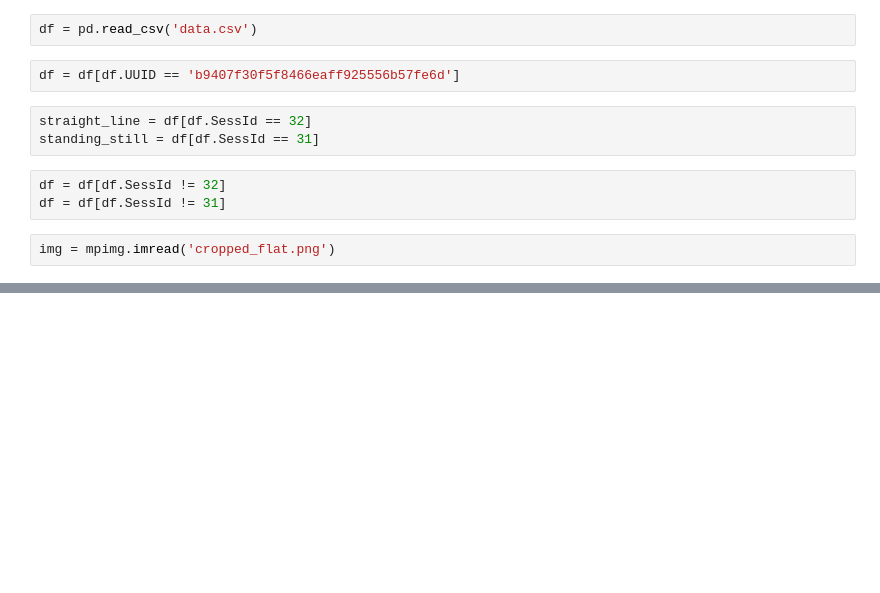
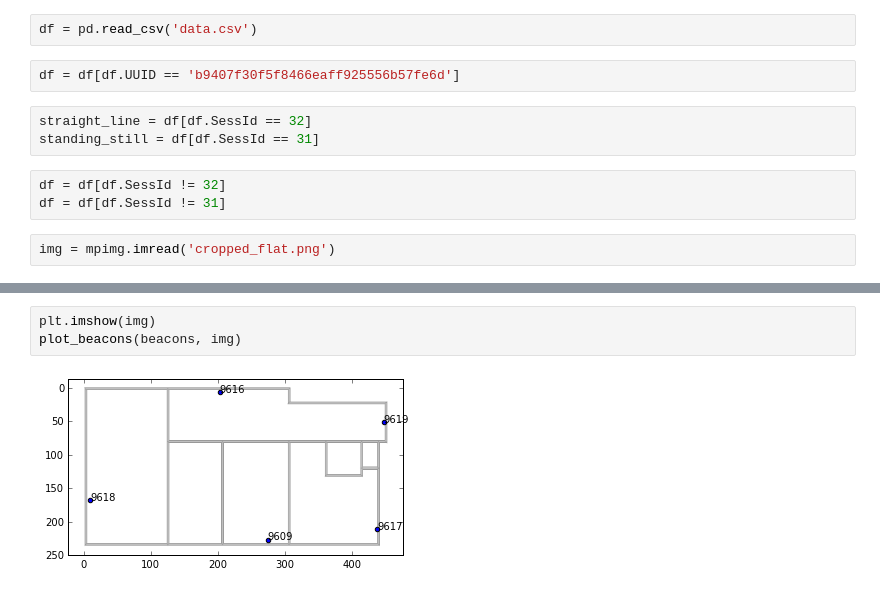
Before and after one commit to Informhunter/IPS, a Jupyter notebook: JupiterNB/data_from_db_analysis/data_visualisation.ipynb, the cells around one changed output, grey strips where cells are left out. Saved outputs shown, nothing was run; the diff lists cells and outputs as text; blank space fills up the shorter version.

```diff
--- a/JupiterNB/data_from_db_analysis/data_visualisation.ipynb
+++ b/JupiterNB/data_from_db_analysis/data_visualisation.ipynb
@@ -35,6 +42,11 @@ beacons = pd.DataFrame(
               ],
     }
 )
+# %%
+plt.imshow(img)
+plot_beacons(beacons, img)
+# %% [output]
+[figure, added]
 # %%
 plot_session(straight_line, img, beacons=beacons)
 # %% [output]
```
Also changed, not shown: parts of 4 cells of this notebook, 1 other file.
